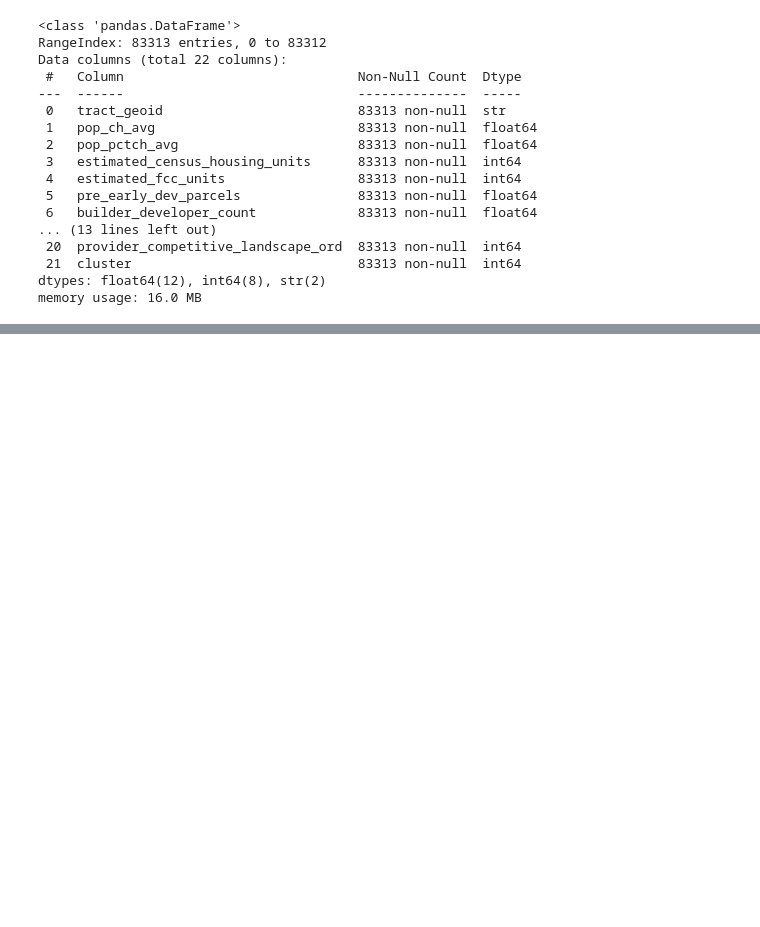
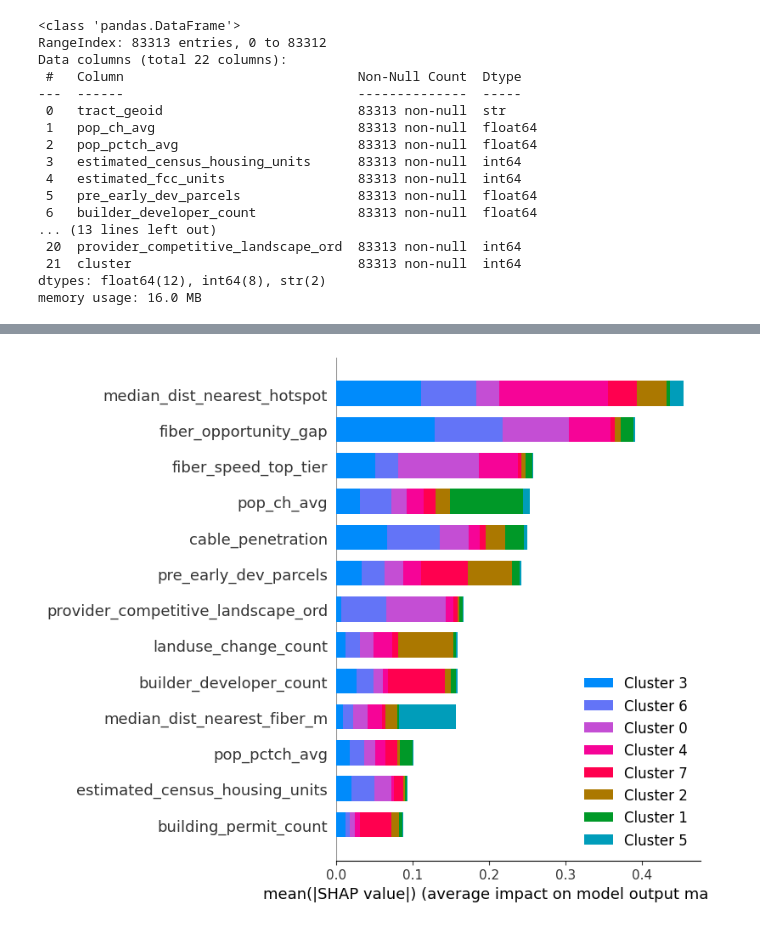
Before and after one commit to eprashar-clgx/network-idx, a Jupyter notebook: notebooks/04_eda_classification.ipynb, the cells around one changed output, grey strips where cells are left out. Drawn from its saved outputs; the diff is of its cells as text; code cells hidden in the pictures; blank space fills up the shorter version.

Commit message:
first run complete with SHAP values

```diff
--- a/notebooks/04_eda_classification.ipynb
+++ b/notebooks/04_eda_classification.ipynb
@@ -44,0 +111,10 @@ memory usage: 16.0 MB
+# %%
+import shap
+
+explainer = shap.TreeExplainer(clf)
+shap_values = explainer.shap_values(X_test)
+
+# Global feature importance (mean |SHAP| across all classes)
+shap.summary_plot(shap_values, X_test, feature_names=feature_cols, plot_type="bar", class_names=[f"Cluster {i}" for i in sorted(y.unique())])
+# %% [output]
+[figure, added]
```
Also changed, not shown: parts of 8 cells of this notebook.
